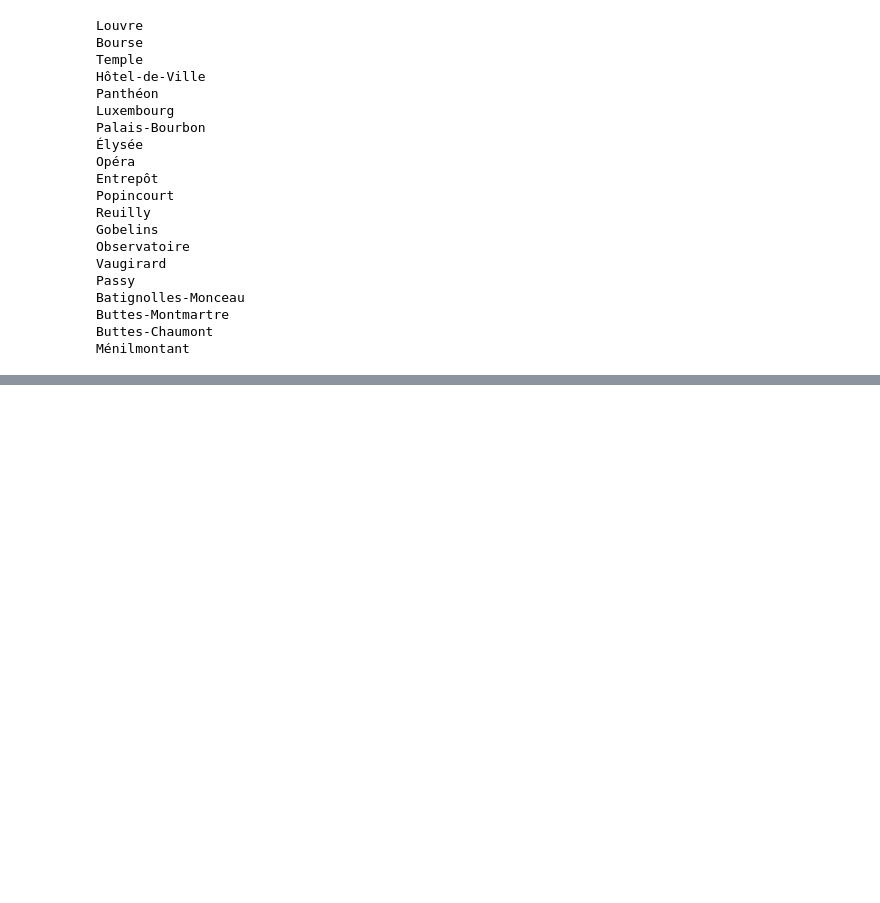
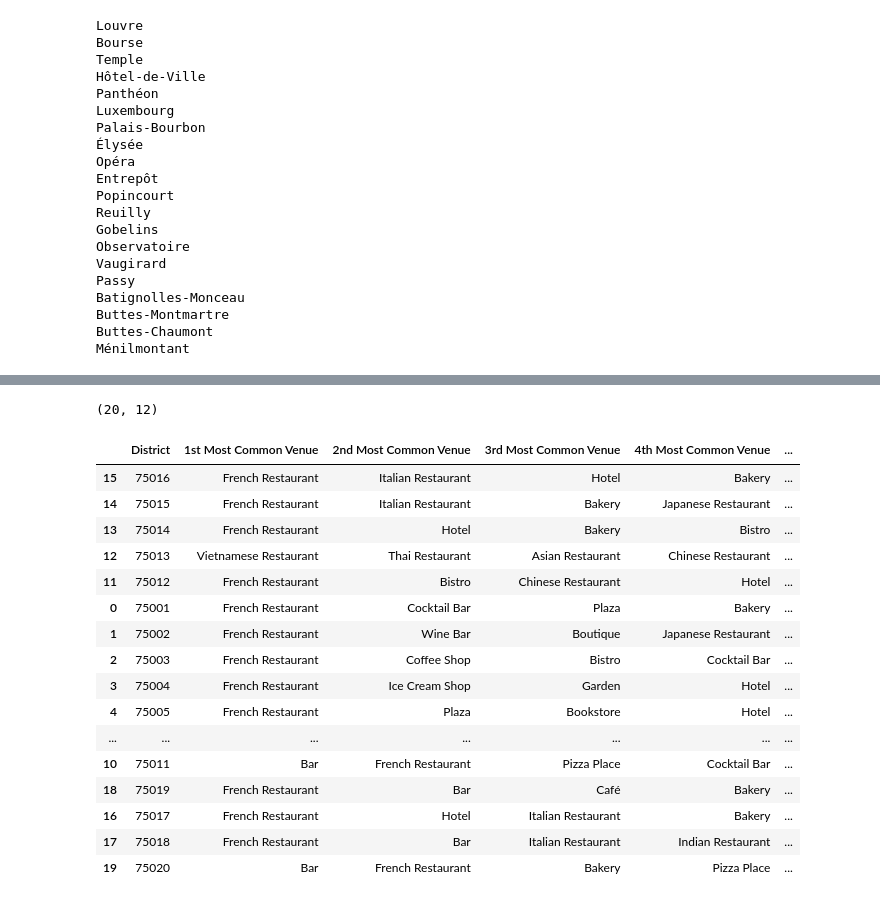
Before and after one commit to olivierlubet/IBM_datascience_Coursera_Capstone, a Jupyter notebook: Paris Districts.ipynb, the cells around one changed output, grey strips where cells are left out. Cells and saved outputs as stored; diff of their text form; code cells hidden in the pictures; blank space fills up the shorter version.

```diff
--- a/Paris Districts.ipynb
+++ b/Paris Districts.ipynb
@@ -366,0 +589,23 @@ paris_venues.to_csv('paris_venues.csv',';')
+# %%
+paris_venues_sorted['Cluster'] = kmeans.labels_
+print(paris_venues_sorted.shape)
+paris_venues_sorted.sort_values('Cluster')
+# %% [output]
+(20, 12)
+|  | District | 1st Most Common Venue | 2nd Most Common Venue | 3rd Most Common Venue | 4th Most Common Venue | ... |
+| 15 | 75016 | French Restaurant | Italian Restaurant | Hotel | Bakery | ... |
+| 14 | 75015 | French Restaurant | Italian Restaurant | Bakery | Japanese Restaurant | ... |
+| 13 | 75014 | French Restaurant | Hotel | Bakery | Bistro | ... |
+| 12 | 75013 | Vietnamese Restaurant | Thai Restaurant | Asian Restaurant | Chinese Restaurant | ... |
+| 11 | 75012 | French Restaurant | Bistro | Chinese Restaurant | Hotel | ... |
+| 0 | 75001 | French Restaurant | Cocktail Bar | Plaza | Bakery | ... |
+| 1 | 75002 | French Restaurant | Wine Bar | Boutique | Japanese Restaurant | ... |
+| 2 | 75003 | French Restaurant | Coffee Shop | Bistro | Cocktail Bar | ... |
+| 3 | 75004 | French Restaurant | Ice Cream Shop | Garden | Hotel | ... |
+| 4 | 75005 | French Restaurant | Plaza | Bookstore | Hotel | ... |
+| ... | ... | ... | ... | ... | ... | ... |
+| 10 | 75011 | Bar | French Restaurant | Pizza Place | Cocktail Bar | ... |
+| 18 | 75019 | French Restaurant | Bar | Café | Bakery | ... |
+| 16 | 75017 | French Restaurant | Hotel | Italian Restaurant | Bakery | ... |
+| 17 | 75018 | French Restaurant | Bar | Italian Restaurant | Indian Restaurant | ... |
+| 19 | 75020 | Bar | French Restaurant | Bakery | Pizza Place | ... |
```
Also changed, not shown: parts of 81 cells of this notebook.
